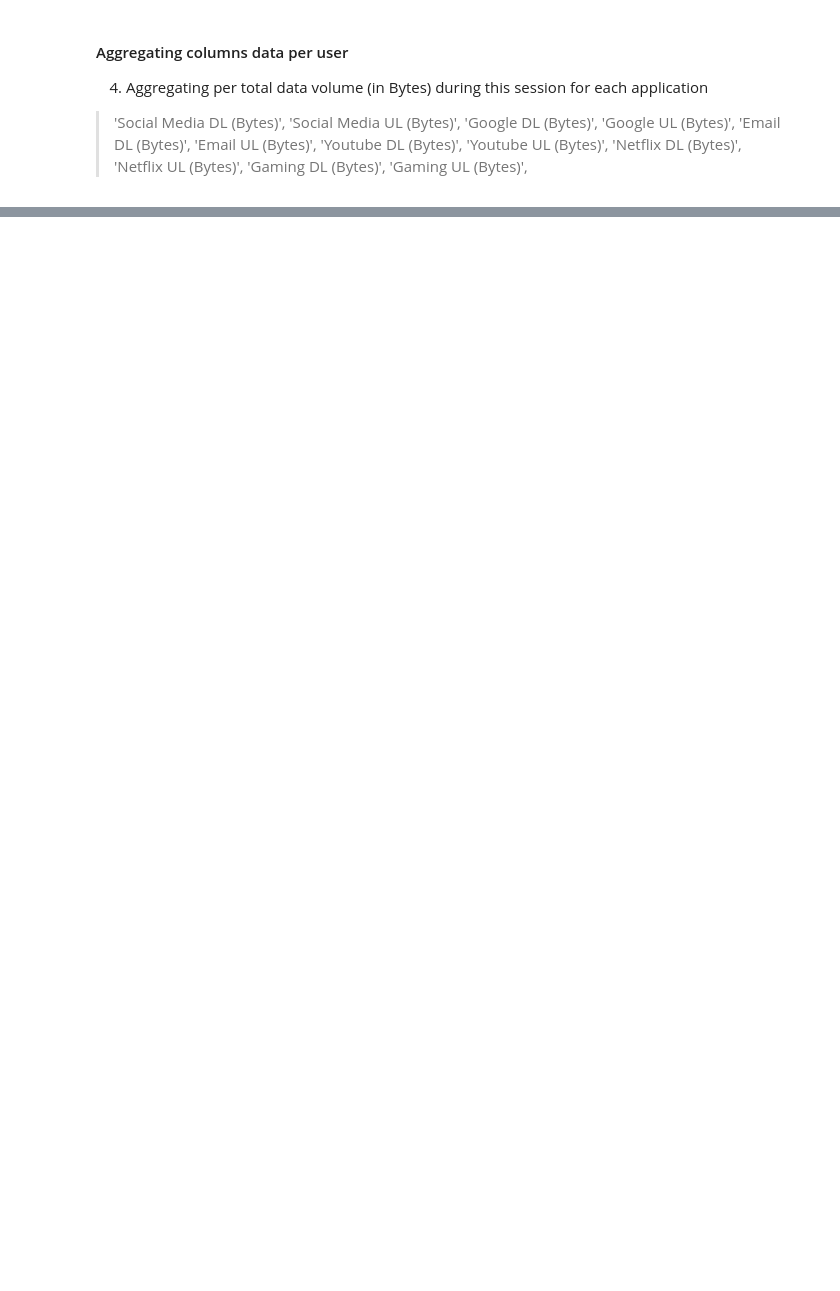
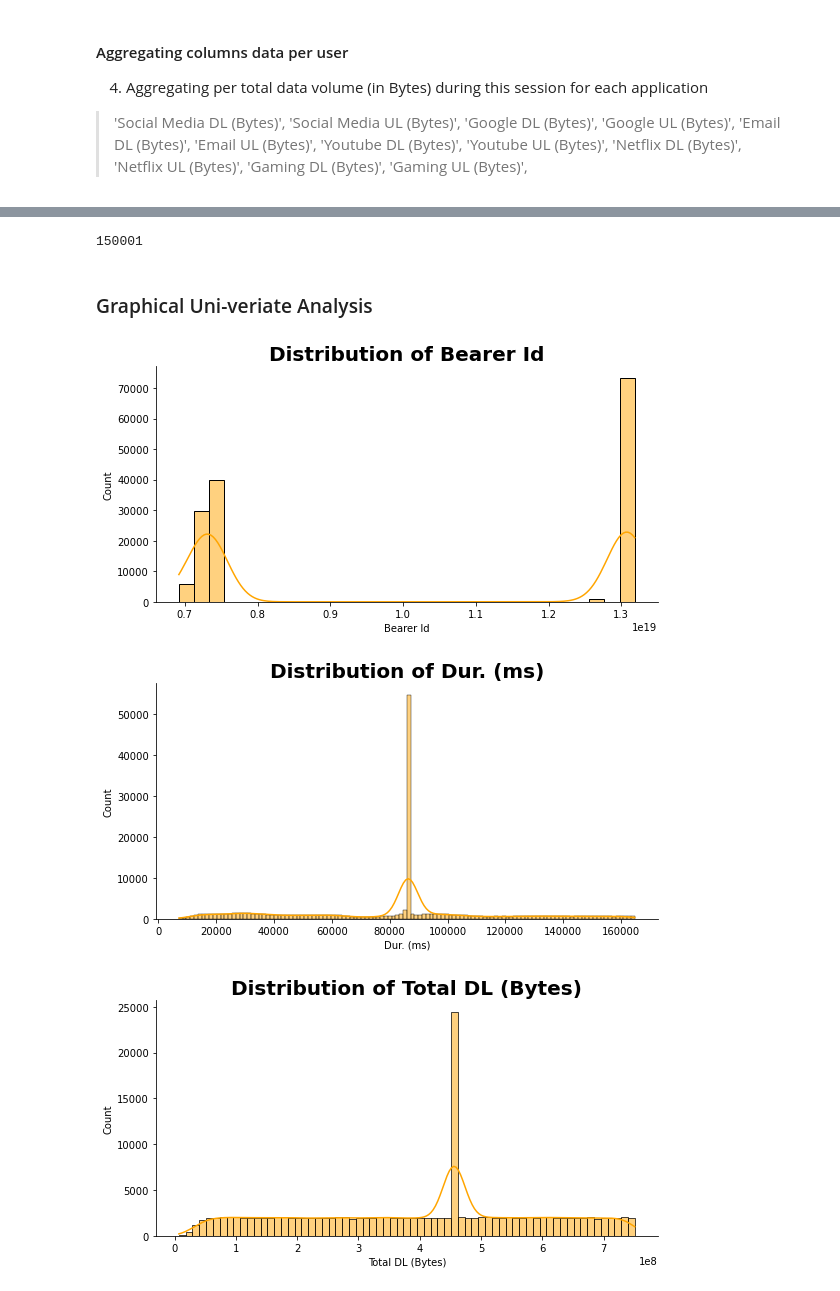
Before and after one commit to Caphace-Ethan/Telecom-User-Data-Analysis, a Jupyter notebook: notebooks/Data_Exploratory_Analysis.ipynb, the cells around one changed output, grey strips where cells are left out. Saved outputs shown, nothing was run; the diff lists cells and outputs as text; code cells hidden in the pictures; blank space fills up the shorter version.

Commit message:
Uni-variate Statistical Analysis

```diff
--- a/notebooks/Data_Exploratory_Analysis.ipynb
+++ b/notebooks/Data_Exploratory_Analysis.ipynb
@@ -409,7 +409,7 @@ def plot_box(df:pd.DataFrame, x_col:str, title:str) -> None:
     plt.show()
 
 def plot_hist(df:pd.DataFrame, column:str, color:str)->None:
-    sns.displot(data=df, x=column, color=color, kde=True, height=7, aspect=2)
+    sns.displot(data=df, x=column, color=color, kde=True, height=4, aspect=2)
     plt.title(f'Distribution of {column}', size=20, fontweight='bold')
     plt.show()
 
@@ -825,0 +981,18 @@ MSISDN/Number
+# %%
+# Adding UL and UD in Applications and Making one new column
+def add_ul_dl(data, column1, column2, new_column):
+    for column in column_list:
+        data[new_column] = data[column1] + data[column2]
+
+    return data
+# %%
+# 'Social Media DL (Bytes)', 'Social Media UL (Bytes)', 'Google DL (Bytes)', 'Google UL (Bytes)',
+# 'Email DL (Bytes)', 'Email UL (Bytes)', 'Youtube DL (Bytes)', 'Youtube UL (Bytes)',
+# 'Netflix DL (Bytes)', 'Netflix UL (Bytes)', 'Gaming DL (Bytes)', 'Gaming UL (Bytes)'
+
+processed_data = add_ul_dl(processed_data,'Social Media DL (Bytes)', 'Social Media UL (Bytes)','social_media_data')
+processed_data = add_ul_dl(processed_data,'Google DL (Bytes)', 'Google UL (Bytes)','google_data')
+processed_data = add_ul_dl(processed_data,'Email DL (Bytes)', 'Email UL (Bytes)','email_data')
+processed_data = add_ul_dl(processed_data,'Youtube DL (Bytes)', 'Youtube UL (Bytes)','youtube_data')
+processed_data = add_ul_dl(processed_data,'Netflix DL (Bytes)', 'Netflix UL (Bytes)','netflix_data')
+processed_data = add_ul_dl(processed_data,'Gaming DL (Bytes)', 'Gaming UL (Bytes)','gaming_data')
@@ -825,0 +1022,21 @@ MSISDN/Number
+# %%
+print(processed_data['Bearer Id'].count())
+# %% [output]
+150001
+# %% [markdown]
+### Graphical Uni-veriate Analysis
+# %%
+plot_hist(processed_data, "Bearer Id", "orange")
+plot_hist(processed_data, "Dur. (ms)", "orange")
+plot_hist(processed_data, "Total DL (Bytes)", "orange")
+plot_hist(processed_data, "Total UL (Bytes)", "orange")
+plot_hist(processed_data, "social_media_data", "orange")
+plot_hist(processed_data, "google_data", "orange")
+plot_hist(processed_data, "email_data", "orange")
+plot_hist(processed_data, "youtube_data", "orange")
+plot_hist(processed_data, "gaming_data", "orange")
+plot_hist(processed_data, "netflix_data", "orange")
+# %% [output]
+[figure, added]
+[figure, added]
+[figure, added]
```
Also changed, not shown: parts of 19 cells of this notebook.
